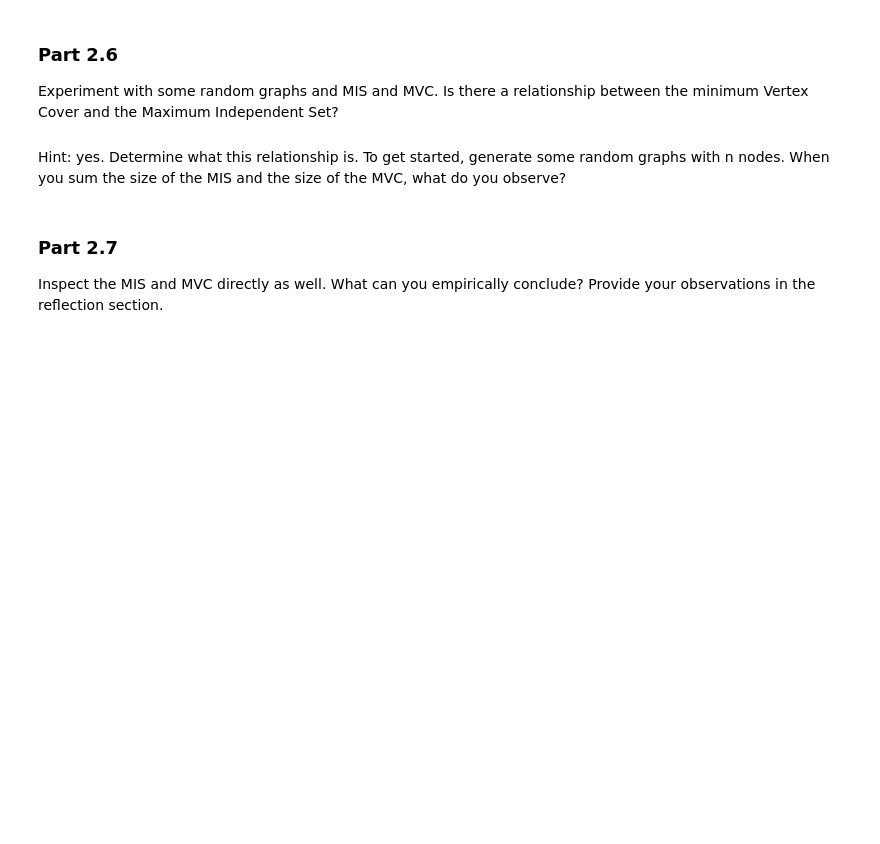
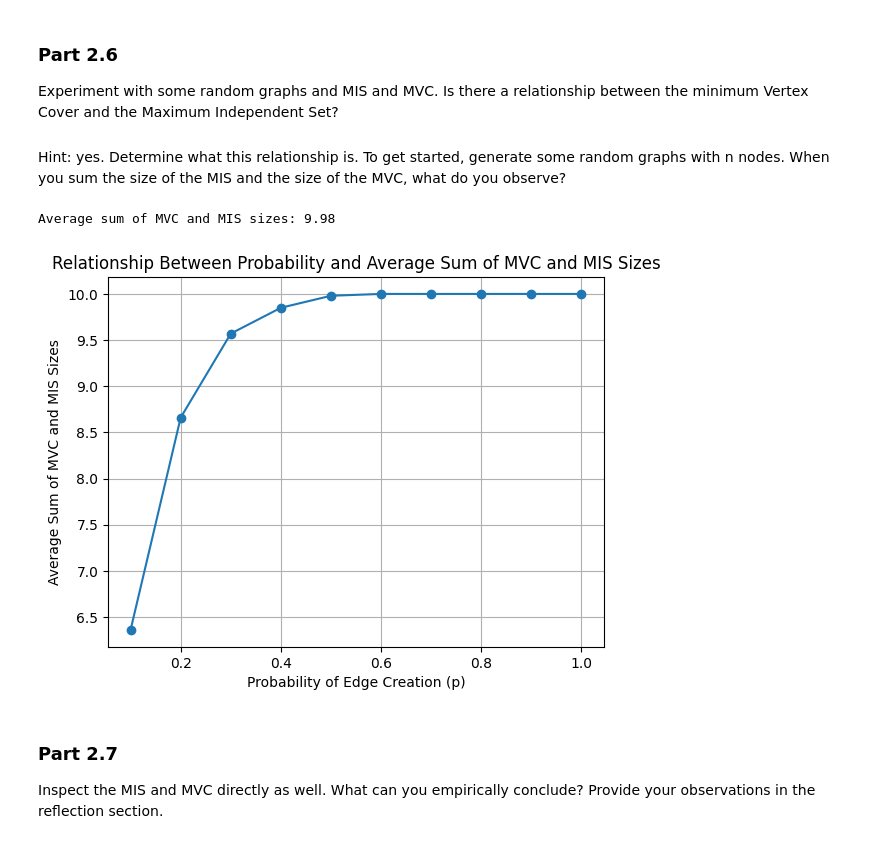
Before and after one commit to scythemenace/CS2XC3_algorithms_research, a Jupyter notebook: Lab 3/Lab_III.ipynb, the cells around one changed output. Saved outputs shown, nothing was run; the diff lists cells and outputs as text; code cells hidden in the pictures; blank space fills up the shorter version.

```diff
--- a/Lab 3/Lab_III.ipynb
+++ b/Lab 3/Lab_III.ipynb
@@ -326,0 +480,16 @@ similar to how we brute forced the MVC problem. But you can use some logic if yo
+# %%
+edges = [
+    (1, 2), (1, 3),
+    (2, 3), (2, 4),
+    (3, 4), (3, 5),
+    (4, 5), (4, 6),
+    (5, 6)
+]
+
+graph = GraphIII(edges)
+
+# Find the Maximum Independent Set
+max_independent_set = MIS(graph)
+
+# Print the Maximum Independent Set
+print("Maximum Independent Set:", max_independent_set)
@@ -331,6 +502,57 @@ Experiment with some random graphs and MIS and MVC. Is there a relationship betw
 
 #
 Hint: yes. Determine what this relationship is. To get started, generate some random graphs with n nodes. When you sum the size of the MIS and the size of the MVC, what do you observe?
+# %%
+import matplotlib.pyplot as plt
+
+# Function to generate random graph with n nodes and probability p for each edge
+def generate_random_graph(n, p):
+    edges = []
+    for i in range(n):
+        for j in range(i + 1, n):
+            if random.random() < p:
+                edges.append((i, j))
+    return edges
+
+
+# Function to perform the experiment
+def experiment(num_graphs, n, p):
+    total_sum = 0
+    for _ in range(num_graphs):
+        edges = generate_random_graph(n, p)
+        graph = GraphIII(edges)
+        mvc_size = len(MVC(graph))  # Get the size of the MVC
+        mis_size = len(MIS(graph))  # Get the size of the MIS
+        total_sum += mvc_size + mis_size
+    avg_sum = total_sum / num_graphs
+    return avg_sum
+def run_experiment_for_probabilities(num_graphs, n, probabilities):
+    avg_sums = []
+    for p in probabilities:
+        avg_sum = experiment(num_graphs, n, p)
+        avg_sums.append(avg_sum)
+    return avg_sums
+
+# Run the experiment
+num_graphs = 100
+n = 10  # Number of nodes in the graph
+p = 0.5  # Probability of edge creation
+avg_sum = experiment(num_graphs, n, p)
+print("Average sum of MVC and MIS sizes:", avg_sum)
+
+probabilities = [0.1 * i for i in range(1, 11)]
+avg_sums = run_experiment_for_probabilities(num_graphs, n, probabilities)
+
+# Plotting
+plt.plot(probabilities, avg_sums, marker='o')
+plt.title('Relationship Between Probability and Average Sum of MVC and MIS Sizes')
+plt.xlabel('Probability of Edge Creation (p)')
+plt.ylabel('Average Sum of MVC and MIS Sizes')
+plt.grid(True)
+plt.show()
+# %% [output]
+Average sum of MVC and MIS sizes: 9.98
+[figure, added]
 # %% [markdown]
 ### Part 2.7
 Inspect the MIS and MVC directly as well. What can you empirically conclude? Provide your
```
Also changed, not shown: parts of 9 cells of this notebook.
